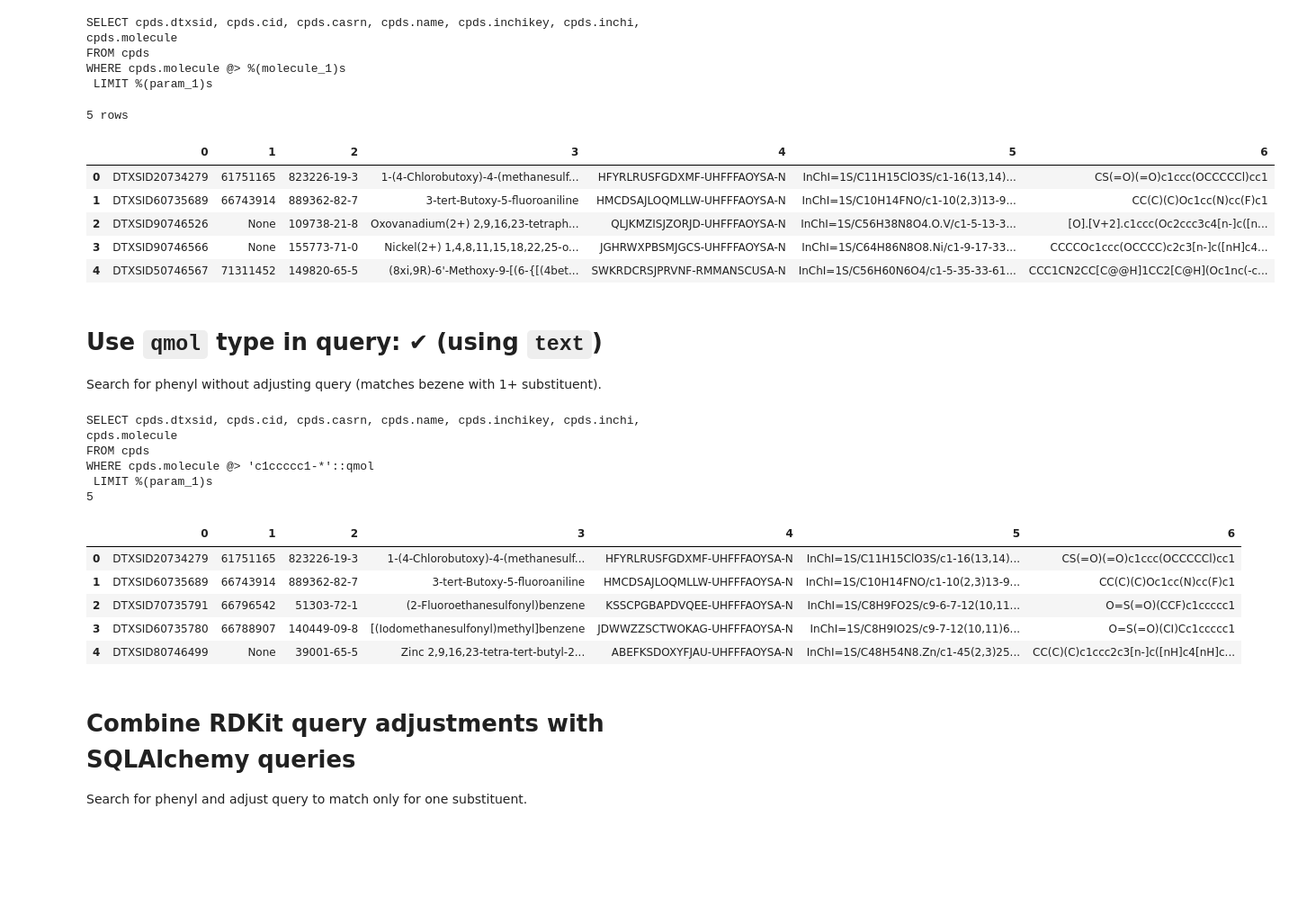
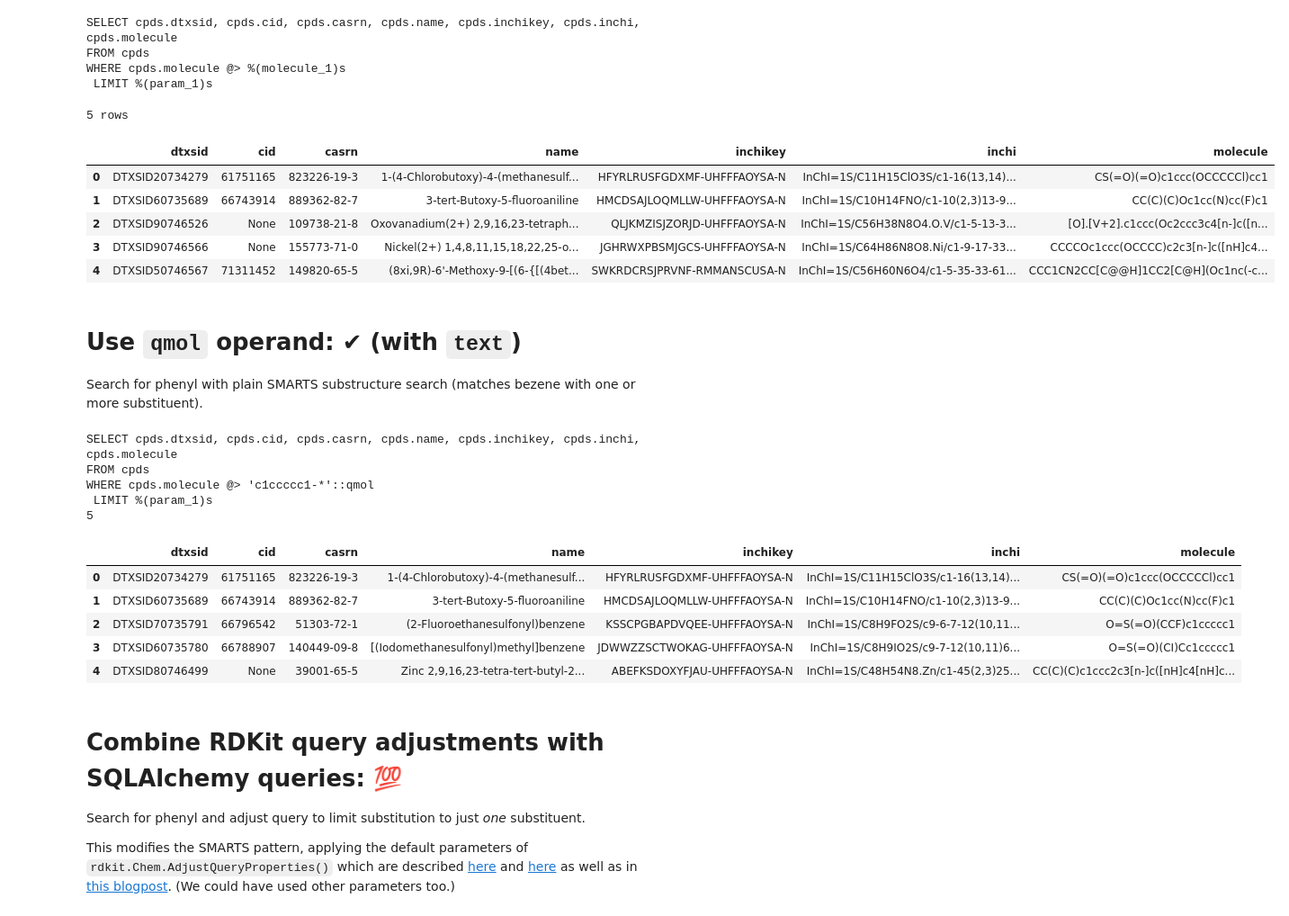
Before and after one commit to akokai/commongroups-archived, a Jupyter notebook: notebooks/sqlalchemy_testing.ipynb, the cells around one changed output. Shown at 90% size. Drawn from its saved outputs; the diff is of its cells as text; code cells hidden in the pictures; blank space fills up the shorter version.

Commit message:
More SQLAlchemy and RDKit

```diff
--- a/notebooks/sqlalchemy_testing.ipynb
+++ b/notebooks/sqlalchemy_testing.ipynb
@@ -42,0 +41,7 @@ molecule
+# %%
+# For DataFrames:
+cols = cpds.columns.keys()
+print(cols)
+# For SQL:
+molcol = cpds.columns.molecule
+print(molcol)
@@ -64,29 +74,28 @@ WHERE cpds.molecule @> %(molecule_1)s
 # %%
 res = conn.execute(que)
 print(res.rowcount, 'rows')
-df = DataFrame(res.fetchall())
+df = DataFrame(res.fetchall(), columns=cols)
 res.close()
 df
 # %% [output]
 5 rows
-|  | 0 | 1 | 2 | 3 | 4 | 5 | 6 |
+|  | dtxsid | cid | casrn | name | inchikey | inchi | molecule |
 | 0 | DTXSID20734279 | 61751165 | 823226-19-3 | 1-(4-Chlorobutoxy)-4-(methanesulf... | HFYRLRUSFGDXMF-UHFFFAOYSA-N | InChI=1S/C11H15ClO3S/c1-16(13,14)... | CS(=O)(=O)c1ccc(OCCCCCl)cc1 |
 | 1 | DTXSID60735689 | 66743914 | 889362-82-7 | 3-tert-Butoxy-5-fluoroaniline | HMCDSAJLOQMLLW-UHFFFAOYSA-N | InChI=1S/C10H14FNO/c1-10(2,3)13-9... | CC(C)(C)Oc1cc(N)cc(F)c1 |
 | 2 | DTXSID90746526 | None | 109738-21-8 | Oxovanadium(2+) 2,9,16,23-tetraph... | QLJKMZISJZORJD-UHFFFAOYSA-N | InChI=1S/C56H38N8O4.O.V/c1-5-13-3... | [O].[V+2].c1ccc(Oc2ccc3c4[n-]c([n... |
 | 3 | DTXSID90746566 | None | 155773-71-0 | Nickel(2+) 1,4,8,11,15,18,22,25-o... | JGHRWXPBSMJGCS-UHFFFAOYSA-N | InChI=1S/C64H86N8O8.Ni/c1-9-17-33... | CCCCOc1ccc(OCCCC)c2c3[n-]c([nH]c4... |
 | 4 | DTXSID50746567 | 71311452 | 149820-65-5 | (8xi,9R)-6'-Methoxy-9-[(6-{[(4bet... | SWKRDCRSJPRVNF-RMMANSCUSA-N | InChI=1S/C56H60N6O4/c1-5-35-33-61... | CCC1CN2CC[C@@H]1CC2[C@H](Oc1nc(-c... |
 # %% [markdown]
-# Use `qmol` type in query: ✔ (using `text`)
+# Use `qmol` operand: ✔ (with `text`)
 
-Search for phenyl without adjusting query (matches bezene with 1+ substituent).
+Search for phenyl with plain SMARTS substructure search (matches bezene with one or more substituent).
 # %%
-molcol = cpds.columns.molecule
 smarts = 'c1ccccc1-*'
 que = select([cpds]).where(text("{0} @> '{1}'::qmol".format(molcol, smarts))).limit(5)
 print(str(que))
 res = conn.execute(que)
 print(res.rowcount)
-df = DataFrame(res.fetchall())
+df = DataFrame(res.fetchall(), columns=cols)
 res.close()
 df
 # %% [output]
@@ -95,16 +104,18 @@ FROM cpds
 WHERE cpds.molecule @> 'c1ccccc1-*'::qmol
  LIMIT %(param_1)s
 5
-|  | 0 | 1 | 2 | 3 | 4 | 5 | 6 |
+|  | dtxsid | cid | casrn | name | inchikey | inchi | molecule |
 | 0 | DTXSID20734279 | 61751165 | 823226-19-3 | 1-(4-Chlorobutoxy)-4-(methanesulf... | HFYRLRUSFGDXMF-UHFFFAOYSA-N | InChI=1S/C11H15ClO3S/c1-16(13,14)... | CS(=O)(=O)c1ccc(OCCCCCl)cc1 |
 | 1 | DTXSID60735689 | 66743914 | 889362-82-7 | 3-tert-Butoxy-5-fluoroaniline | HMCDSAJLOQMLLW-UHFFFAOYSA-N | InChI=1S/C10H14FNO/c1-10(2,3)13-9... | CC(C)(C)Oc1cc(N)cc(F)c1 |
 | 2 | DTXSID70735791 | 66796542 | 51303-72-1 | (2-Fluoroethanesulfonyl)benzene | KSSCPGBAPDVQEE-UHFFFAOYSA-N | InChI=1S/C8H9FO2S/c9-6-7-12(10,11... | O=S(=O)(CCF)c1ccccc1 |
 | 3 | DTXSID60735780 | 66788907 | 140449-09-8 | [(Iodomethanesulfonyl)methyl]benzene | JDWWZZSCTWOKAG-UHFFFAOYSA-N | InChI=1S/C8H9IO2S/c9-7-12(10,11)6... | O=S(=O)(CI)Cc1ccccc1 |
 | 4 | DTXSID80746499 | None | 39001-65-5 | Zinc 2,9,16,23-tetra-tert-butyl-2... | ABEFKSDOXYFJAU-UHFFFAOYSA-N | InChI=1S/C48H54N8.Zn/c1-45(2,3)25... | CC(C)(C)c1ccc2c3[n-]c([nH]c4[nH]c... |
-# %% [markdown]
-# Combine RDKit query adjustments with SQLAlchemy queries
-
-Search for phenyl and adjust query to match only for one substituent.
+# %% [markdown]
+# Combine RDKit query adjustments with SQLAlchemy queries: 💯
+
+Search for phenyl and adjust query to limit substitution to just *one* substituent.
+
+This modifies the SMARTS pattern, applying the default parameters of `rdkit.Chem.AdjustQueryProperties()` which are described [here](http://www.rdkit.org/Python_Docs/rdkit.Chem.rdmolops-module.html) and [here](http://www.rdkit.org/Python_Docs/rdkit.Chem.rdmolops.AdjustQueryParameters-class.html) as well as in [this blogpost](http://rdkit.blogspot.com/2016/07/tuning-substructure-queries-ii.html). (We could have used other parameters too.)
 # %%
 smarts = 'c1ccccc1-[*]'
 qmol = Chem.AdjustQueryProperties(Chem.MolFromSmarts(smarts))
```
Also changed, not shown: parts of 12 cells of this notebook.
